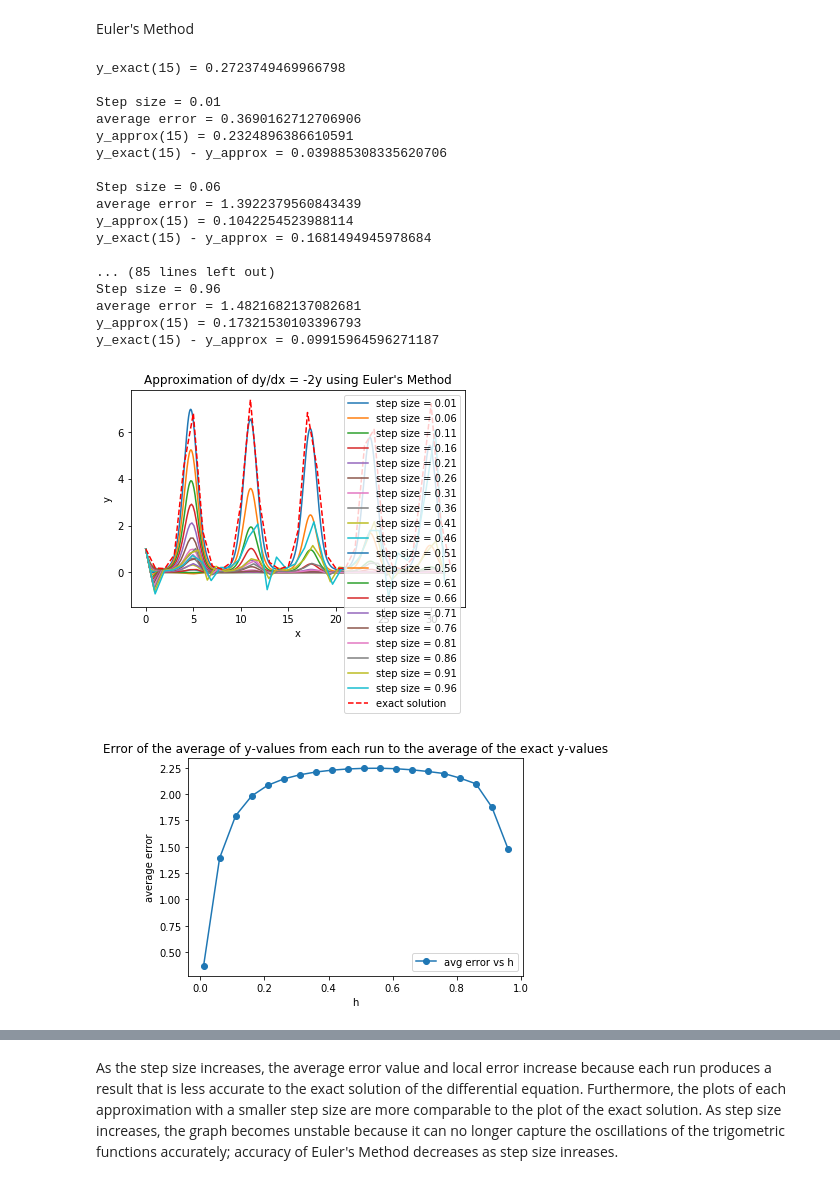
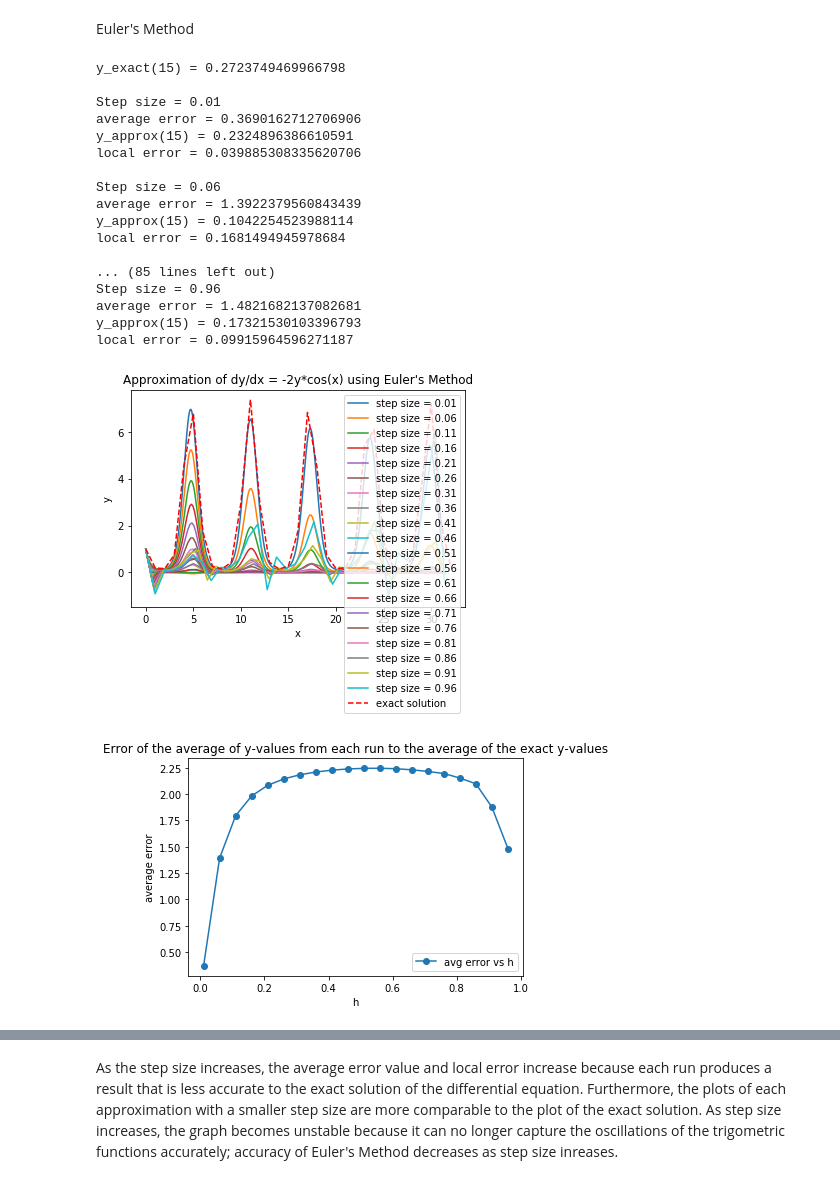
Before and after one commit to cadencengo/coe311k, a Jupyter notebook: homework/cxn74-HW7.ipynb, the cells around one changed output, grey strips where cells are left out. Saved outputs shown, nothing was run; the diff lists cells and outputs as text; code cells hidden in the pictures.

```diff
--- a/homework/cxn74-HW7.ipynb
+++ b/homework/cxn74-HW7.ipynb
@@ -6,8 +6,9 @@ import matplotlib.pyplot as plt
 # %%
 # Define parameters
 h = np.arange(0.01, 1.01, 0.05)  # step size
+x_start, x_end = 0, 10*np.pi
 
-# Function representing dy/dx = -2y
+# Function representing dy/dx
 def f(x, y):
     return -2 * y * np.cos(x)
 
@@ -24,15 +25,12 @@ localError = []
 for j in range (0, len(h)):
     print("\nStep size =", f"{h[j]:.2f}")
 
-    x_start, x_end = 0, 10*np.pi
     num_steps = int((x_end - x_start) / h[j])
     x_values = np.linspace(x_start, x_end, num_steps + 1)
     y_values = np.zeros(num_steps + 1)
-    y_exact = np.zeros(len(y_values))
 
     # Initial condition
     y_values[0] = 1  # y(0) = 1
-    y_exact[0] = 1
 
     # Implement Euler's method
     for i in range(num_steps):
@@ -47,7 +45,6 @@ for j in range (0, len(h)):
     avgError = np.abs(y_average - y_exactAvg)
 
     # Find the y value where x approximately equals 15
-    x_approx = 15
     y_approxVal = 0
     for i in range(len(x_values)):
         if (x_values[i]>15):
@@ -57,13 +54,15 @@ for j in range (0, len(h)):
                 y_approxVal = y_values[i]
             break
 
+    pointError = np.abs(y_approxVal - y_exactVal)
+
     print("average error =", avgError)
     print("y_approx(15) =", y_approxVal)
-    print("y_exact(15) - y_approx =", np.abs(y_approxVal - y_exactVal))
+    print("local error =", pointError)
 
     # Create a list of average errors and global errors for plotting
     averageError.append(avgError)
-    localError.append(np.abs(y_approxVal - y_exactVal))
+    localError.append(pointError)
 
     # Plot the results
     plt.plot(x_values, y_values, label=f"step size = {h[j]:.2f}")
@@ -75,42 +74,42 @@ x = np.arange(0, 10*np.pi + 1)
 plt.plot(x, exactSolution(x), 'r--', label='exact solution')
 plt.xlabel('x')
 plt.ylabel('y')
-plt.title("Approximation of dy/dx = -2y using Euler's Method")
+plt.title("Approximation of dy/dx = -2y*cos(x) using Euler's Method")
 plt.legend()
 plt.show()
 
 plt.plot(h, averageError, 'o-', label='avg error vs h')
 plt.xlabel('h')
 plt.ylabel('average error')
 plt.legend()
 plt.title("Error of the average of y-values from each run to the average of the exact y-values")
 plt.show()
 
 plt.plot(h, localError, 'o-', label='local error vs h')
 plt.xlabel('h')
 plt.ylabel('local error')
 plt.legend()
 plt.title("Error between the approximated y-values and exact y-values at x=15")
 plt.show()
 # %% [output]
 y_exact(15) = 0.2723749469966798
 
 Step size = 0.01
 average error = 0.3690162712706906
 y_approx(15) = 0.2324896386610591
-y_exact(15) - y_approx = 0.039885308335620706
+local error = 0.039885308335620706
 
 Step size = 0.06
 average error = 1.3922379560843439
 y_approx(15) = 0.1042254523988114
-y_exact(15) - y_approx = 0.1681494945978684
+local error = 0.1681494945978684
 
 ... (85 lines left out)
 Step size = 0.96
 average error = 1.4821682137082681
 y_approx(15) = 0.17321530103396793
-y_exact(15) - y_approx = 0.09915964596271187
+local error = 0.09915964596271187
-[figure, old version]
+[figure, new version]
 [figure]
 [figure]
 # %% [markdown]
```
Also changed, not shown: parts of 1 cell of this notebook.
